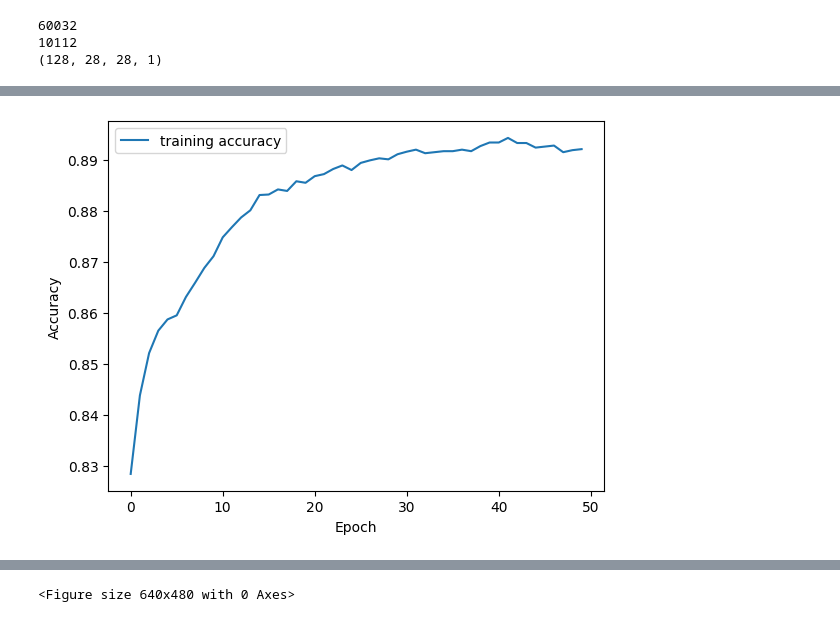
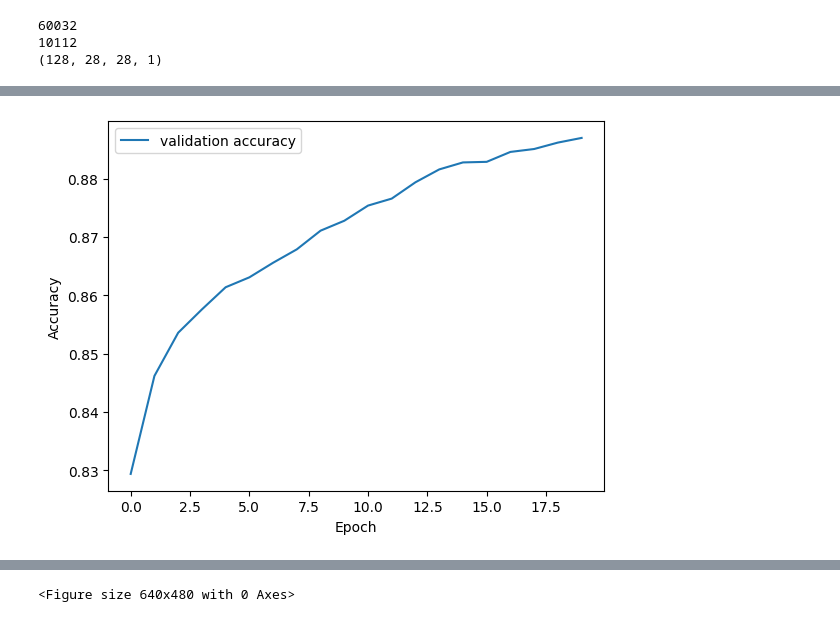
Before and after one commit to Finley-Maple/Seminar-MML-SNN, a Jupyter notebook: demo-MNIST.ipynb, the cells around one changed output, grey strips where cells are left out. Cells and saved outputs as stored; diff of their text form; code cells hidden in the pictures.

```diff
--- a/demo-MNIST.ipynb
+++ b/demo-MNIST.ipynb
@@ -108,7 +114,7 @@ class Student_Mimic(tf.keras.Model):
         x = self.fc3(x)
         return x
 # %%
-num_epochs = 15
+num_epochs = 30
 # Instantiate the models
 teacher_cnn = Teacher()
 
@@ -125,10 +131,12 @@ print('Finished training the teacher model')
 # visualize the training process
 plt.plot(teacher_cnn.history.history['accuracy'], label='training accuracy')
 plt.plot(teacher_cnn.history.history['val_accuracy'], label='validation accuracy')
+# add one vertical line to indicate the best epoch
+plt.axvline(x=teacher_cnn.history.history['val_accuracy'].index(max(teacher_cnn.history.history['val_accuracy'])), color='red', linestyle='--')
 plt.xlabel('Epoch')
 plt.ylabel('Accuracy')
 plt.legend()
-plt.show()
+# plt.show()
 # save the figure
 plt.savefig('teacher_cnn.png')
 
@@ -225,51 +249,48 @@ teacher_cnn.summary()
 # %%
+num_epochs = 20
 # Instantiate the student model
-student_simple = Student_Simple()
+simple_net = Simple()
 # Train the student model on the original hard targets
 # Define the loss function and the optimizer
 criterion = tf.keras.losses.SparseCategoricalCrossentropy(from_logits=True)
 optimizer = tf.keras.optimizers.SGD(learning_rate=0.01, momentum=0.9)
 
 # initialize the epoch and accuracy in a dictionary
-result_simple = {'epoch': [], 'accuracy': []}
+results = {'epoch': [], 'snn_accuracy': [], 'snn_L2_accuracy': [], 'snn_KL_accuracy': [],
+                 'snn_mimic_KL_accuracy': [], 'snn_mimic_L2_accuracy': []
+                 }
 
 # Train the student model on the original hard targets from the teacher model
-student_simple.compile(optimizer=optimizer, loss=criterion, metrics=['accuracy'])
+simple_net.compile(optimizer=optimizer, loss=criterion, metrics=['accuracy'])
 for epoch in range(num_epochs):
     running_loss = 0.0
     for i, (inputs, labels) in enumerate(trainset):
         with tf.GradientTape() as tape:
-            outputs = student_simple(inputs)
-            # with tf.GradientTape(watch_accessed_variables=False) as tape2:
-            #     tape2.watch(outputs)
-            #     teacher_outputs = teacher_cnn(inputs)
+            outputs = simple_net(inputs)
             # Compute the hard loss
             loss = criterion(labels, outputs)
         # Apply the gradients
-        grads = tape.gradient(loss, student_simple.trainable_variables)
-        optimizer.apply_gradients(zip(grads, student_simple.trainable_variables))
+        grads = tape.gradient(loss, simple_net.trainable_variables)
+        optimizer.apply_gradients(zip(grads, simple_net.trainable_variables))
         running_loss += loss.numpy()
-        if i % 200 == 199:
-            print('[%d, %5d] loss: %.3f' % (epoch + 1, i + 1, running_loss / 200))
-            running_loss = 0.0
     # Evaluate the simple student model on the test set
-    student_simple.evaluate(testset)
+    simple_net.evaluate(testset)
     # store the accuracy and epoch
-    result_simple['epoch'].append(epoch)
-    result_simple['accuracy'].append(student_simple.metrics[-1].result().numpy())
+    results['epoch'].append(epoch)
+    results['snn_accuracy'].append(simple_net.metrics[-1].result().numpy())
 
 print('Finished training the simple student model')
 
 # visualize the training process
-plt.plot(result_simple['epoch'], result_simple['accuracy'], label='validation accuracy')
+plt.plot(results['epoch'], results['snn_accuracy'], label='validation accuracy')
 plt.xlabel('Epoch')
 plt.ylabel('Accuracy')
 plt.legend()
 plt.show()
 # save the figure
-plt.savefig('student_simple.png')
+plt.savefig('simple_net.png')
 
 # Evaluate the simple student model on the test set
-student_simple.evaluate(testset)
-print('Accuracy of the simple student model on the test set: %.2f %%' % (student_simple.metrics[-1].result() * 100))
+simple_net.evaluate(testset)
+print('Accuracy of the simple student model on the test set: %.2f %%' % (simple_net.metrics[-1].result() * 100))
 # %% [output]
@@ -292,2 +313,2 @@ _________________________________________________________________
 Finished training the simple student model
-[figure, old version]
+[figure, new version]
```
Also changed, not shown: parts of 16 cells of this notebook.
